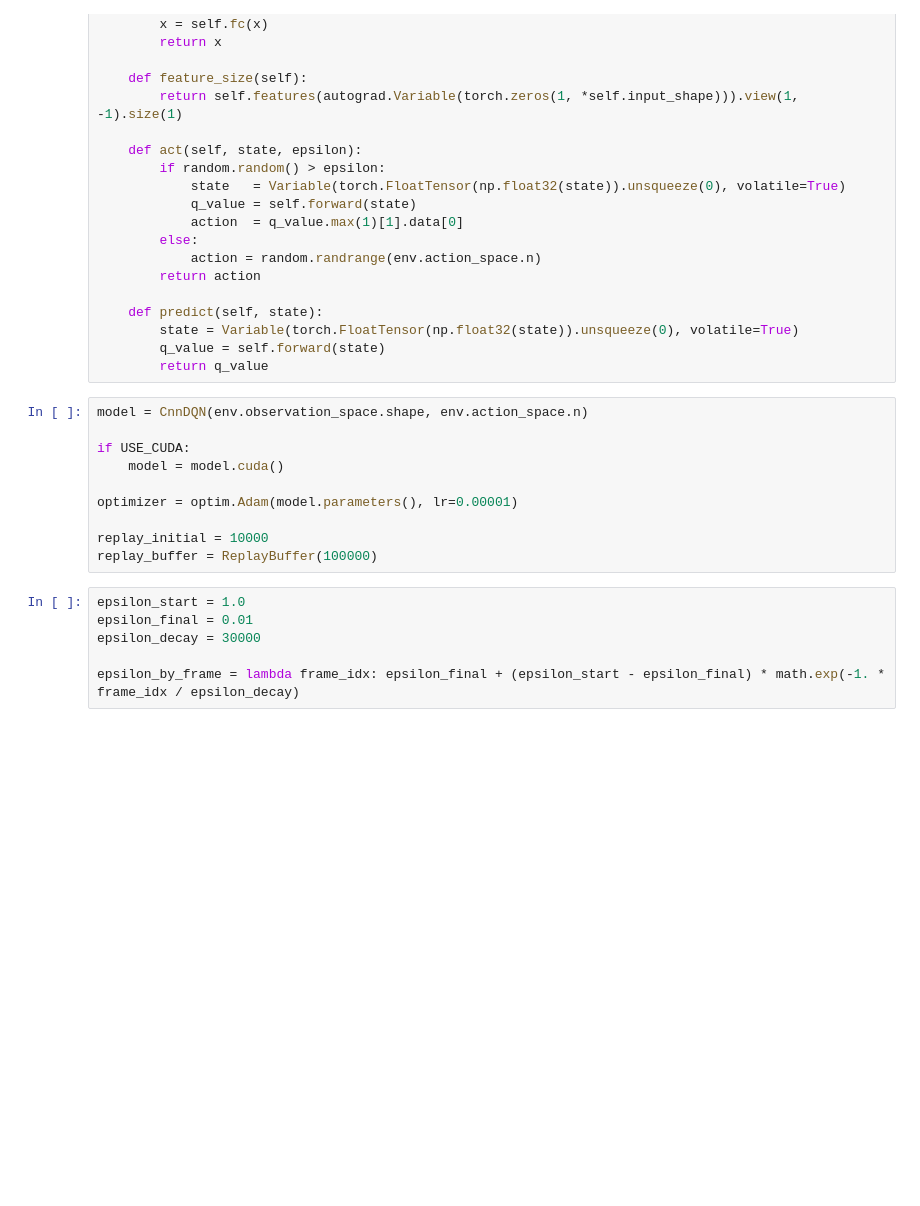
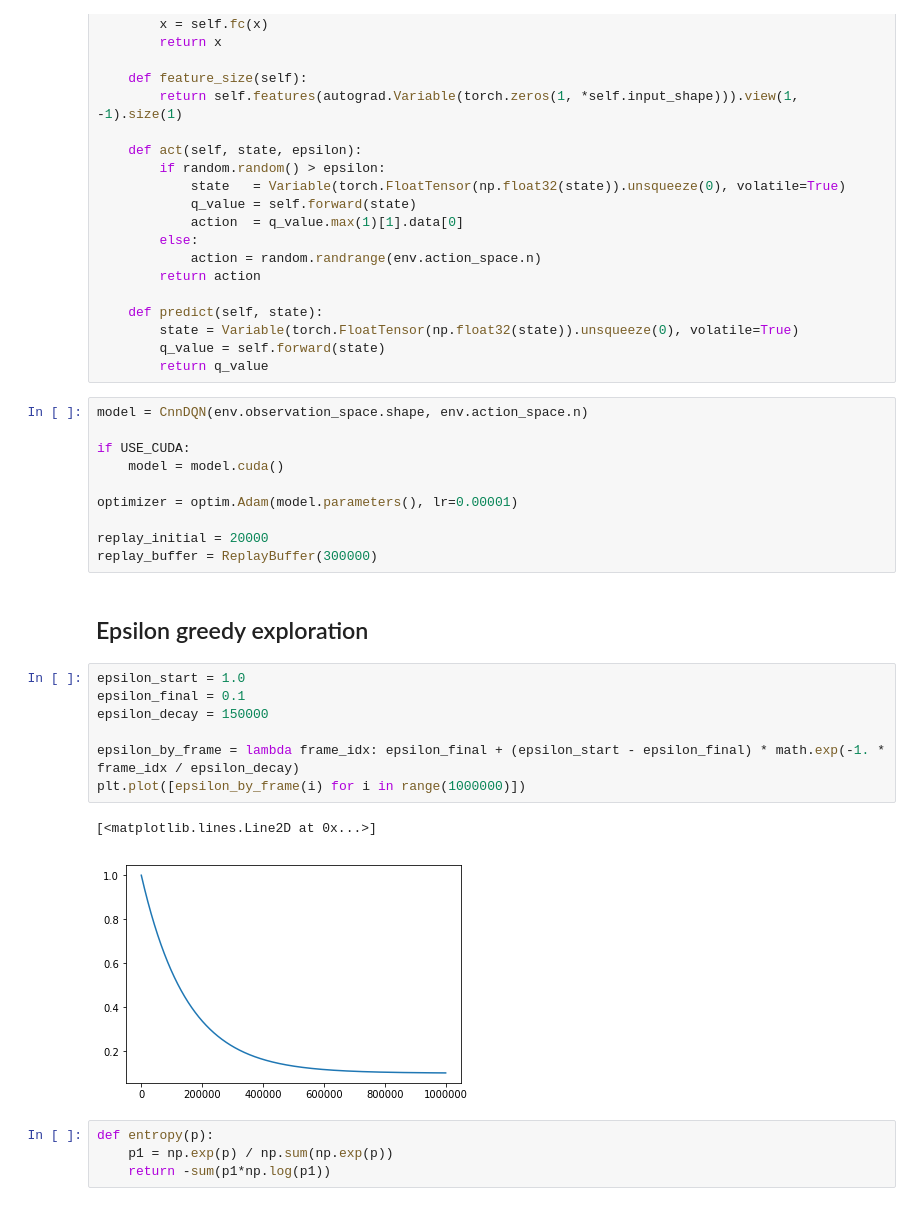
Before and after one commit to higgsfield/RL-Adventure, a Jupyter notebook: epsilon/epsilon_chopper_command.ipynb, the cells around one changed output. Cells and saved outputs as stored; diff of their text form; blank space fills up the shorter version.

```diff
--- a/epsilon/epsilon_chopper_command.ipynb
+++ b/epsilon/epsilon_chopper_command.ipynb
@@ -153,12 +145,22 @@ if USE_CUDA:
 
 optimizer = optim.Adam(model.parameters(), lr=0.00001)
 
-replay_initial = 10000
-replay_buffer = ReplayBuffer(100000)
+replay_initial = 20000
+replay_buffer = ReplayBuffer(300000)
+# %% [markdown]
+<h2>Epsilon greedy exploration</h2>
 # %%
 epsilon_start = 1.0
-epsilon_final = 0.01
-epsilon_decay = 30000
+epsilon_final = 0.1
+epsilon_decay = 150000
 
 epsilon_by_frame = lambda frame_idx: epsilon_final + (epsilon_start - epsilon_final) * math.exp(-1. * frame_idx / epsilon_decay)
+plt.plot([epsilon_by_frame(i) for i in range(1000000)])
+# %% [output]
+[<matplotlib.lines.Line2D at 0x...>]
+[figure, added]
+# %%
+def entropy(p):
+    p1 = np.exp(p) / np.sum(np.exp(p))
+    return -sum(p1*np.log(p1))
 # %%
```
Also changed, not shown: parts of 10 cells of this notebook, 5 other files.
